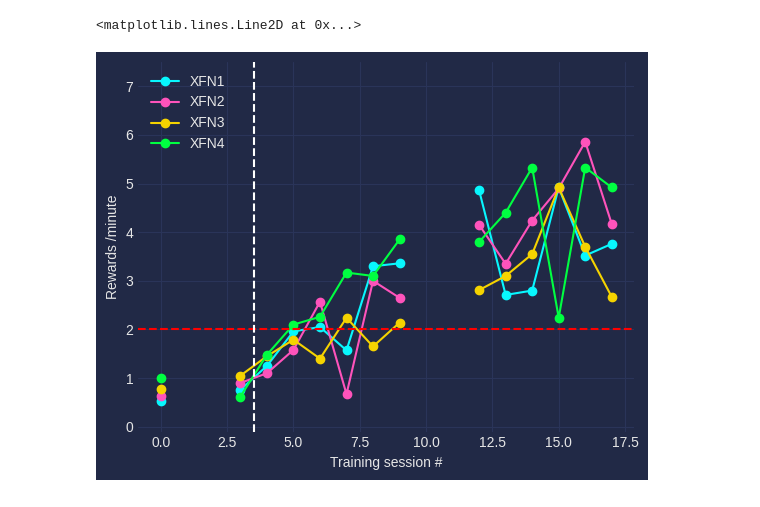
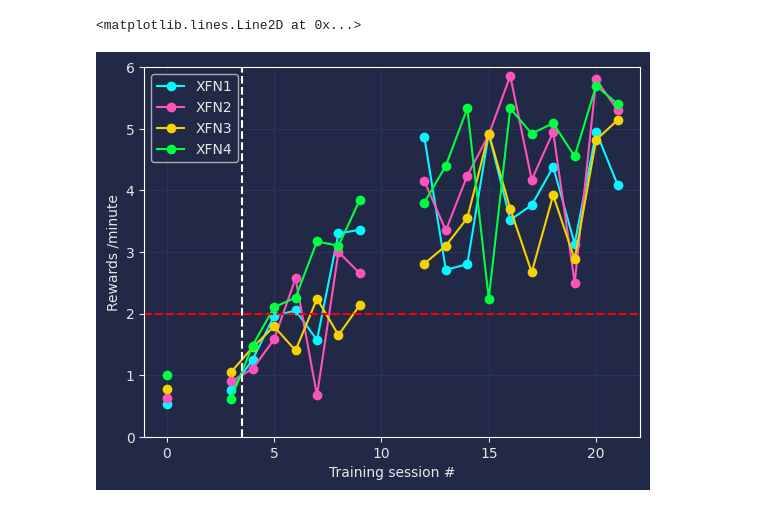
Before and after one commit to Ashu156/JLab, a Jupyter notebook: JL_Linear_track_reward_rate_monitoring.ipynb, the cells around one changed output. Cells and saved outputs as stored; diff of their text form; code cells hidden in the pictures.

```diff
--- a/JL_Linear_track_reward_rate_monitoring.ipynb
+++ b/JL_Linear_track_reward_rate_monitoring.ipynb
@@ -23,7 +7,7 @@ Requirement already satisfied: six>=1.5 in /usr/local/lib/python3.10/dist-packag
 # %%
 from google.colab import files
 uploaded = files.upload()
-df = pd.read_excel(io.BytesIO(uploaded['Reward rates.xlsx']), sheet_name = 'Sheet1')
+df = pd.read_excel(io.BytesIO(uploaded['Reward rates.xlsx']), sheet_name = 'Raw data with gaps')
 print(df)
 # %% [output]
 [interactive output not drawn]
@@ -50,28 +31,28 @@ Saving Reward rates.xlsx to Reward rates (5).xlsx
 # %%
 import matplotlib.pyplot as plt
 
 plt.style.use("dark_background")
 for param in ['text.color', 'axes.labelcolor', 'xtick.color', 'ytick.color']:
     plt.rcParams[param] = '0.9'  # very light grey
 for param in ['figure.facecolor', 'axes.facecolor', 'savefig.facecolor']:
     plt.rcParams[param] = '#212946'  # bluish dark grey
 colors = [
     '#08F7FE',  # teal/cyan
     '#FE53BB',  # pink
     '#F5D300',  # yellow
     '#00ff41',  # matrix green
 ]
 fig, ax = plt.subplots()
 df.plot(marker='o', color=colors, ax=ax)
 
 ax.grid(color='#2A3459')
 ax.set_xlim([ax.get_xlim()[0], ax.get_xlim()[1]])  # to not have the markers cut off
-ax.set_ylim([-0.1, 7.5])
+ax.set_ylim([-0.0, 6.0])
 ax.set_xlabel('Training session #')
 ax.set_ylabel('Rewards /minute'),
 # ax.set_xticklabels([])
 ax.axhline(2.0, linestyle='--', color = 'red')
 ax.axvline(3.5, linestyle='--', color = 'white')
 # %% [output]
 <matplotlib.lines.Line2D at 0x...>
-[figure, old version]
+[figure, new version]
```
Also changed, not shown: parts of 13 cells of this notebook.
